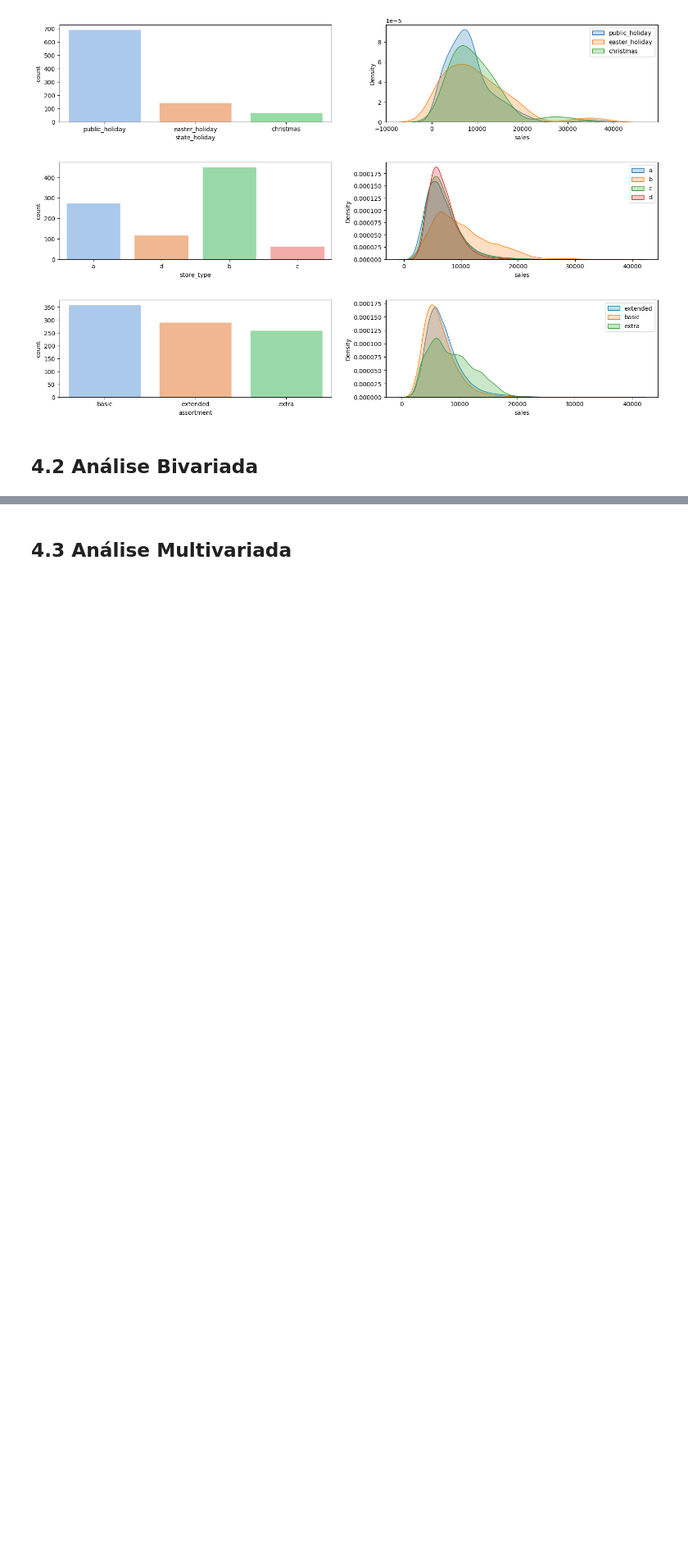
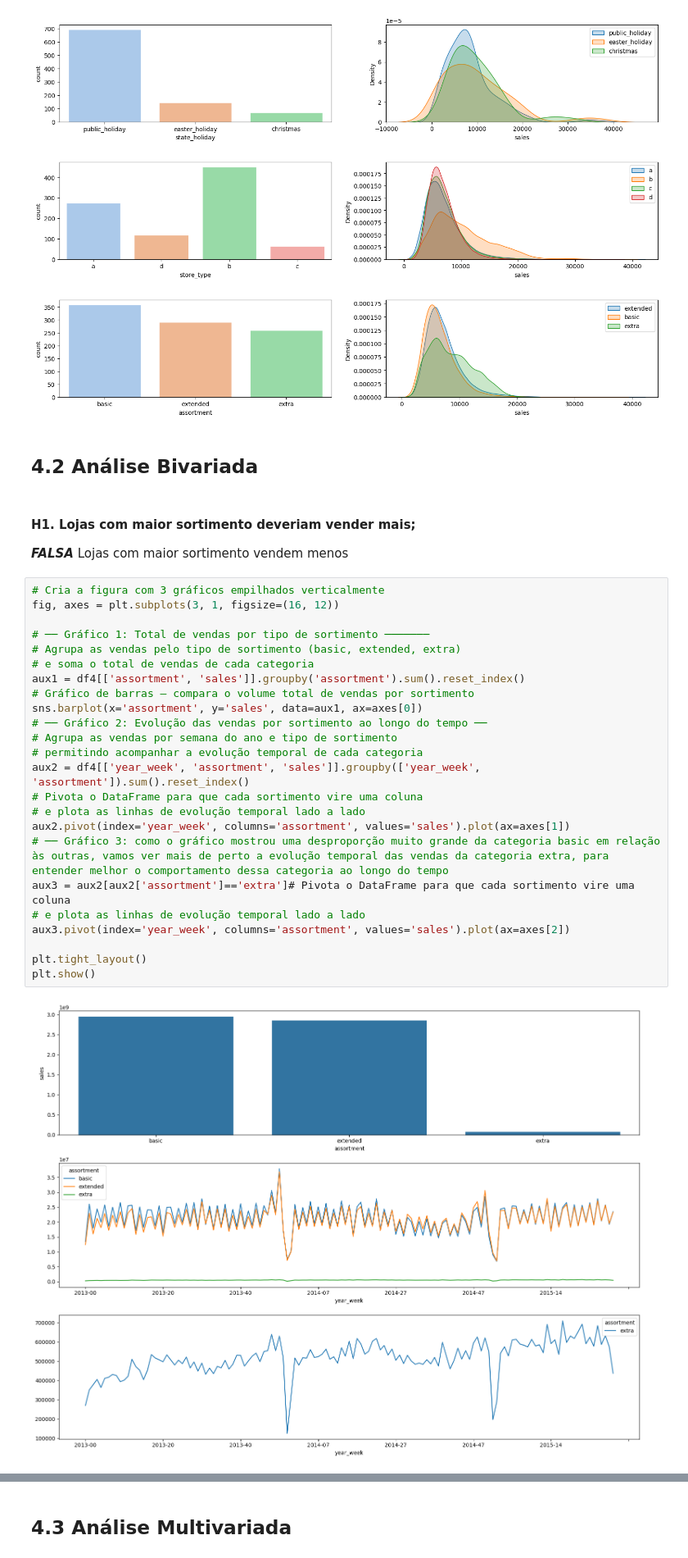
Before and after one commit to alvaro-morais-png/ds_em_producao, a Jupyter notebook: mo4_sotre_sales_prediction.ipynb, the cells around one changed output, grey strips where cells are left out. Shown at 82% size. Drawn from its saved outputs; the diff is of its cells as text; blank space fills up the shorter version.

```diff
--- a/mo4_sotre_sales_prediction.ipynb
+++ b/mo4_sotre_sales_prediction.ipynb
@@ -517,3 +517,32 @@ plt.show()
 [figure]
 # %% [markdown]
 ## 4.2 Análise  Bivariada
+# %% [markdown]
+#### **H1.** Lojas com maior sortimento deveriam vender mais;
+***FALSA*** Lojas com maior sortimento vendem menos
+# %%
+# Cria a figura com 3 gráficos empilhados verticalmente
+fig, axes = plt.subplots(3, 1, figsize=(16, 12))
+
+# ── Gráfico 1: Total de vendas por tipo de sortimento ───────
+# Agrupa as vendas pelo tipo de sortimento (basic, extended, extra)
+# e soma o total de vendas de cada categoria
+aux1 = df4[['assortment', 'sales']].groupby('assortment').sum().reset_index()
+# Gráfico de barras — compara o volume total de vendas por sortimento
+sns.barplot(x='assortment', y='sales', data=aux1, ax=axes[0])
+# ── Gráfico 2: Evolução das vendas por sortimento ao longo do tempo ──
+# Agrupa as vendas por semana do ano e tipo de sortimento
+# permitindo acompanhar a evolução temporal de cada categoria
+aux2 = df4[['year_week', 'assortment', 'sales']].groupby(['year_week', 'assortment']).sum().reset_index()
+# Pivota o DataFrame para que cada sortimento vire uma coluna
+# e plota as linhas de evolução temporal lado a lado
+aux2.pivot(index='year_week', columns='assortment', values='sales').plot(ax=axes[1])
+# ── Gráfico 3: como o gráfico mostrou uma desproporção muito grande da categoria basic em relação às outras, vamos ver mais de perto a evolução temporal das vendas da categoria extra, para entender melhor o comportamento dessa categoria ao longo do tempo
+aux3 = aux2[aux2['assortment']=='extra']# Pivota o DataFrame para que cada sortimento vire uma coluna
+# e plota as linhas de evolução temporal lado a lado
+aux3.pivot(index='year_week', columns='assortment', values='sales').plot(ax=axes[2])
+
+plt.tight_layout()
+plt.show()
+# %% [output]
+[figure, added]
```
Also changed, not shown: parts of 5 cells of this notebook.
